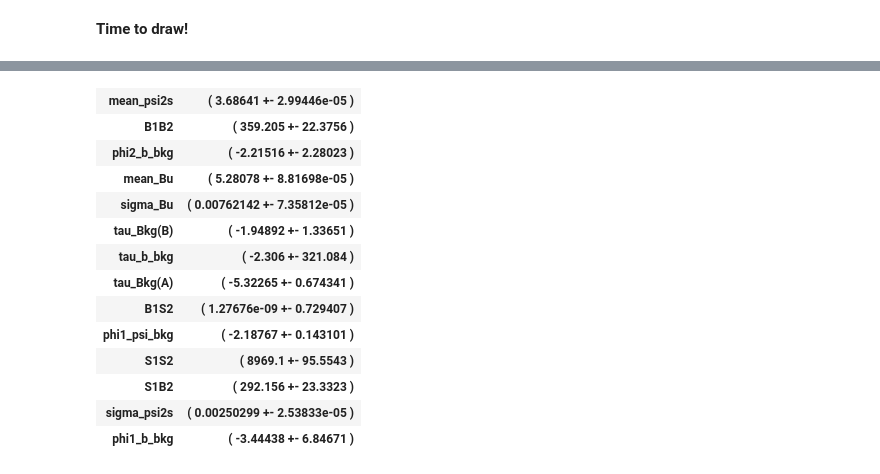
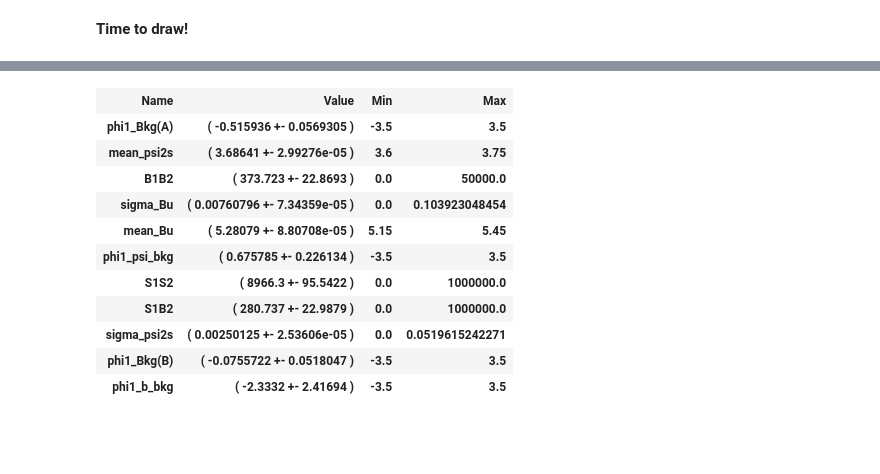
Before and after one commit to sashabaranov/Bu2JpsiKKpi, a Jupyter notebook: Kpipi/fit/2D fit (1).ipynb, the cells around one changed output, grey strips where cells are left out. Cells and saved outputs as stored; diff of their text form; code cells hidden in the pictures; blank space fills up the shorter version.

```diff
--- a/Kpipi/fit/2D fit (1).ipynb
+++ b/Kpipi/fit/2D fit (1).ipynb
@@ -104,17 +104,27 @@ b2 = Models.PSPol_pdf("psi_pspol", m_R, ps)
 model   = Models.Fit2D (
     signal_1 = s1_Bu,
     signal_2 = s1_Psi,
-    bkg1 = Models.Bkg_pdf("b_bkg", m_R, power=2),
+    bkg1 = Models.Bkg_pdf("b_bkg", m_R, power=1),
 #     bkg2 = b2
     bkg2 = Models.Bkg_pdf("psi_bkg", m_R, power=1),
 #     bkg2D = bb,
+    powerA=1,
+    powerB=1
 )
 # %%
+model.bkg1.tau.fix(0)
+model.bkg2.tau.fix(0)
+model.bkgA.tau.fix(0)
+model.bkgB.tau.fix(0)
+
+model.bb.setMax(50e+3)
+model.bs.fix(0.0)
+
+# model.bb.setMax(100)
 # model.bkg1.tau.setVal(-4.1)
-model.bkg2.tau.fix(0.0)
-model.bkg2.phis[0].setVal(-1.0)
 
-r = model.fitTo(ds_Bu, draw=False)
+# model.bkg2.phis[0].setVal(-1.0)
+# model.sb.setMax(100)
 
 model.signal1.mean.release()
 model.signal1.sigma.release()
@@ -167,25 +178,23 @@ c2
 # %%
 from IPython.display import HTML
-s = "<table>"
+s = "<table><tr><th>Name</th> <th>Value</th> <th>Min</th> <th>Max</th> </tr>"
 
 
 for name, val in r[0].parameters().items():
-    s += "<tr><th>{}</th> <th>{}</th></tr>".format(name, val[0])
+    s += "<tr><th>{}</th> <th>{}</th> <th>{}</th> <th>{}</th> </tr>".format(name, val[0], val[1].getMin(), val[1].getMax())
 
 s += "</table>"
-h = HTML(s); h
+html = HTML(s); html
 # %% [output]
-| mean_psi2s | ( 3.68641 +- 2.99446e-05 ) |
-| B1B2 | ( 359.205 +- 22.3756 ) |
-| phi2_b_bkg | ( -2.21516 +- 2.28023 ) |
-| mean_Bu | ( 5.28078 +- 8.81698e-05 ) |
-| sigma_Bu | ( 0.00762142 +- 7.35812e-05 ) |
-| tau_Bkg(B) | ( -1.94892 +- 1.33651 ) |
-| tau_b_bkg | ( -2.306 +- 321.084 ) |
-| tau_Bkg(A) | ( -5.32265 +- 0.674341 ) |
-| B1S2 | ( 1.27676e-09 +- 0.729407 ) |
-| phi1_psi_bkg | ( -2.18767 +- 0.143101 ) |
-| S1S2 | ( 8969.1 +- 95.5543 ) |
-| S1B2 | ( 292.156 +- 23.3323 ) |
-| sigma_psi2s | ( 0.00250299 +- 2.53833e-05 ) |
-| phi1_b_bkg | ( -3.44438 +- 6.84671 ) |
+| Name | Value | Min | Max |
+| phi1_Bkg(A) | ( -0.515936 +- 0.0569305 ) | -3.5 | 3.5 |
+| mean_psi2s | ( 3.68641 +- 2.99276e-05 ) | 3.6 | 3.75 |
+| B1B2 | ( 373.723 +- 22.8693 ) | 0.0 | 50000.0 |
+| sigma_Bu | ( 0.00760796 +- 7.34359e-05 ) | 0.0 | 0.103923048454 |
+| mean_Bu | ( 5.28079 +- 8.80708e-05 ) | 5.15 | 5.45 |
+| phi1_psi_bkg | ( 0.675785 +- 0.226134 ) | -3.5 | 3.5 |
+| S1S2 | ( 8966.3 +- 95.5422 ) | 0.0 | 1000000.0 |
+| S1B2 | ( 280.737 +- 22.9879 ) | 0.0 | 1000000.0 |
+| sigma_psi2s | ( 0.00250125 +- 2.53606e-05 ) | 0.0 | 0.0519615242271 |
+| phi1_Bkg(B) | ( -0.0755722 +- 0.0518047 ) | -3.5 | 3.5 |
+| phi1_b_bkg | ( -2.3332 +- 2.41694 ) | -3.5 | 3.5 |
```
Also changed, not shown: parts of 4 cells of this notebook, 1 other file.
